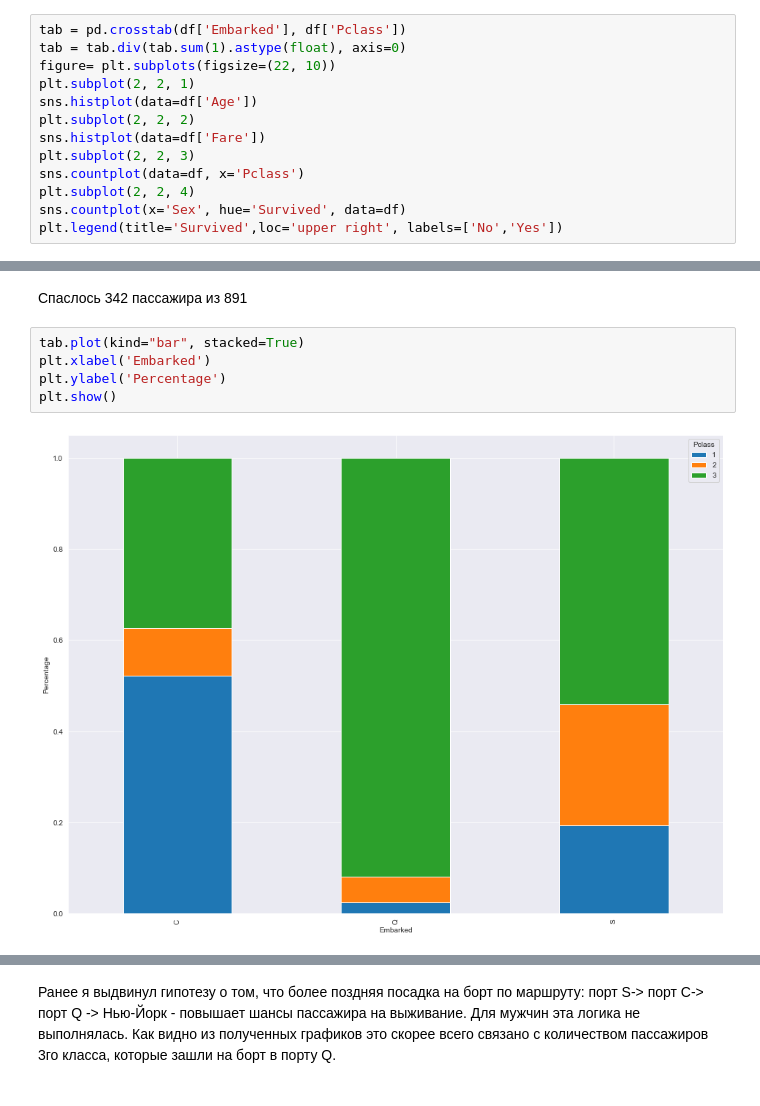
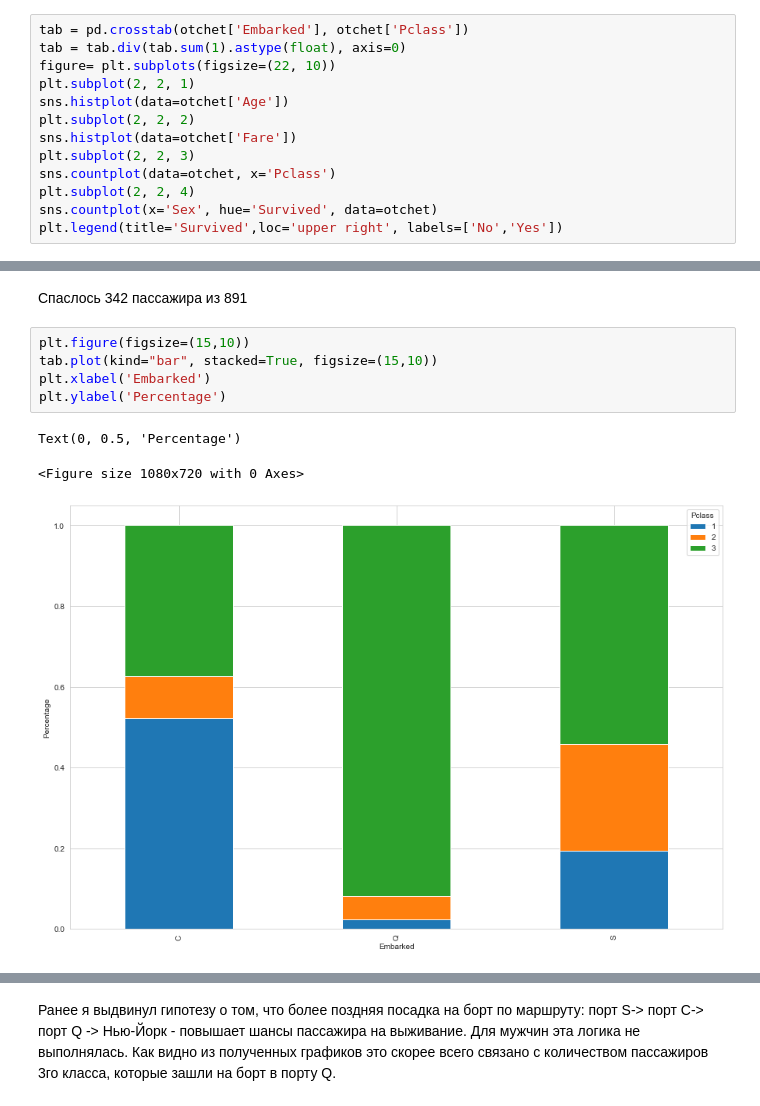
Before and after one commit to ex3del/lab4_iad, a Jupyter notebook: Без названия.ipynb, the cells around one changed output, grey strips where cells are left out. Drawn from its saved outputs; the diff is of its cells as text.

```diff
--- a/Без названия.ipynb
+++ b/Без названия.ipynb
@@ -280,17 +289,17 @@ Text(0.5, 1.0, 'Распределеие пассажиров по сумме р
 # %% [markdown]
 Как видно - большинство пассажиров путешествовало в одиночку, но были и очень большие семьи.
 # %%
-tab = pd.crosstab(df['Embarked'], df['Pclass'])
+tab = pd.crosstab(otchet['Embarked'], otchet['Pclass'])
 tab = tab.div(tab.sum(1).astype(float), axis=0)
 figure= plt.subplots(figsize=(22, 10))
 plt.subplot(2, 2, 1)
-sns.histplot(data=df['Age'])
+sns.histplot(data=otchet['Age'])
 plt.subplot(2, 2, 2)
-sns.histplot(data=df['Fare'])
+sns.histplot(data=otchet['Fare'])
 plt.subplot(2, 2, 3)
-sns.countplot(data=df, x='Pclass')
+sns.countplot(data=otchet, x='Pclass')
 plt.subplot(2, 2, 4)
-sns.countplot(x='Sex', hue='Survived', data=df)
+sns.countplot(x='Sex', hue='Survived', data=otchet)
 plt.legend(title='Survived',loc='upper right', labels=['No','Yes'])
 # %% [output]
 <matplotlib.legend.Legend at 0x...>
@@ -319,10 +328,12 @@ for patch in survive_bar.patches:
 # %% [markdown]
 Спаслось 342 пассажира из 891
 # %%
-tab.plot(kind="bar", stacked=True)
+plt.figure(figsize=(15,10))
+tab.plot(kind="bar", stacked=True, figsize=(15,10))
 plt.xlabel('Embarked')
 plt.ylabel('Percentage')
-plt.show()
 # %% [output]
+Text(0, 0.5, 'Percentage')
+<Figure size 1080x720 with 0 Axes>
-[figure, old version]
+[figure, new version]
 # %%
```
Also changed, not shown: parts of 29 cells of this notebook.
